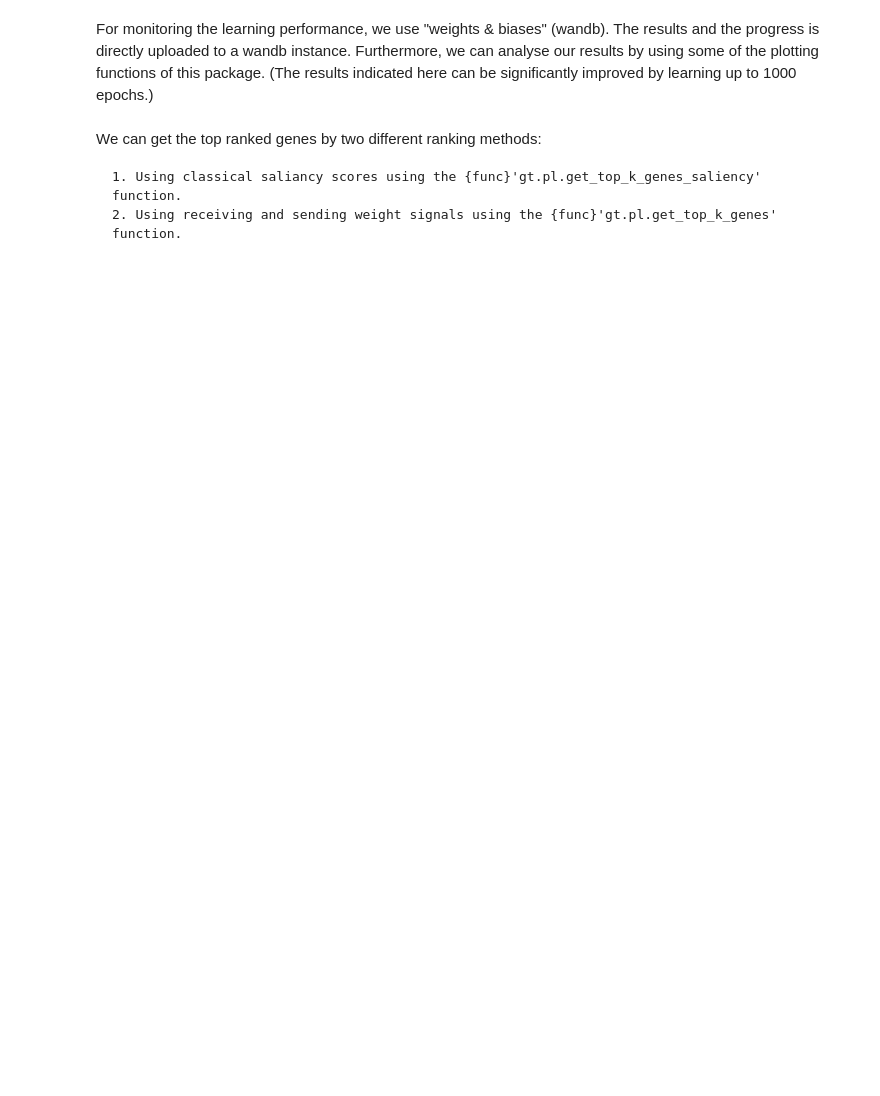
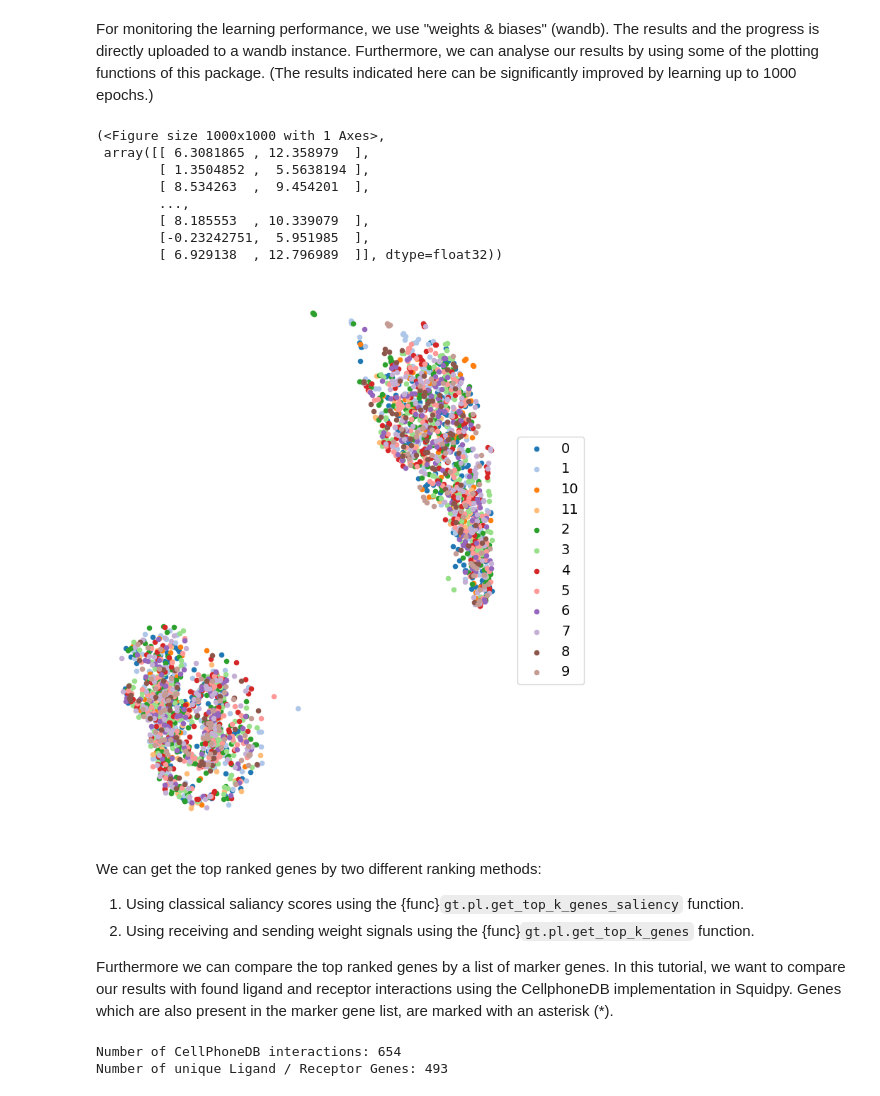
Before and after one commit to dertrotl/geneGATer, a Jupyter notebook: docs/notebooks/geneGATer_tutorial.ipynb, the cells around one changed output. Saved outputs shown, nothing was run; the diff lists cells and outputs as text; code cells hidden in the pictures; blank space fills up the shorter version.

Commit message:
Fixed tutorial notebook.

```diff
--- a/docs/notebooks/geneGATer_tutorial.ipynb
+++ b/docs/notebooks/geneGATer_tutorial.ipynb
@@ -91,7 +91,47 @@ Find logs at: ./wandb/run-20231022_193149-rm9qvbrw/logs
 # %% [markdown]
 For monitoring the learning performance, we use "weights & biases" (wandb). The results and the progress is directly uploaded to a wandb instance. Furthermore, we can analyse our results by using some of the plotting functions of this package. (The results indicated here can be significantly improved by learning up to 1000 epochs.)
+# %%
+gt.pl.attention_umap(model, data, adata, n_components=700, cluster_key="new_cluster", umap_model="umap") #tsne works as well
+# %% [output]
+(<Figure size 1000x1000 with 1 Axes>,
+ array([[ 6.3081865 , 12.358979  ],
+        [ 1.3504852 ,  5.5638194 ],
+        [ 8.534263  ,  9.454201  ],
+        ...,
+        [ 8.185553  , 10.339079  ],
+        [-0.23242751,  5.951985  ],
+        [ 6.929138  , 12.796989  ]], dtype=float32))
+[figure, added]
 # %% [markdown]
 We can get the top ranked genes by two different ranking methods:
 
-    1. Using classical saliancy scores using the {func}'gt.pl.get_top_k_genes_saliency' function.
-    2. Using receiving and sending weight signals using the {func}'gt.pl.get_top_k_genes' function.
+1. Using classical saliancy scores using the {func}`gt.pl.get_top_k_genes_saliency` function.
+2. Using receiving and sending weight signals using the {func}`gt.pl.get_top_k_genes` function.
+
+Furthermore we can compare the top ranked genes by a list of marker genes. In this tutorial, we want to compare our results with found ligand and receptor interactions using the CellphoneDB implementation in Squidpy. Genes which are also present in the marker gene list, are marked with an asterisk (*).
+# %%
+# Extracting L&R interactions using CellphoneDB and Squidpy
+
+adata.obs["new_cluster"] = new_cluster
+res = sq.gr.ligrec(adata, "new_cluster",
+            fdr_method=None,
+                   copy=True,
+            interactions_params={"resources": "CellPhoneDB"},
+            threshold=0.1, seed=0, n_perms=10000, n_jobs=1, use_raw=False)
+
+df = res["pvalues"]
+print("Number of CellPhoneDB interactions:", len(df))
+
+ligand_receptor_space = []
+
+for tuples in range(0,res["metadata"].index.values.shape[0]):
+    for idx in range(0,2):
+        ligand_receptor_space.append(res["metadata"].index.values[tuples][idx])
+ligand_receptor_space = list( set(ligand_receptor_space) )
+print("Number of unique Ligand / Receptor Genes:", len(ligand_receptor_space))
+
+
+gene_list_upper = [x.upper() for x in gene_list]
+# %% [output]
+Number of CellPhoneDB interactions: 654
+Number of unique Ligand / Receptor Genes: 493
```
Also changed, not shown: parts of 6 cells of this notebook, 1 other file.
